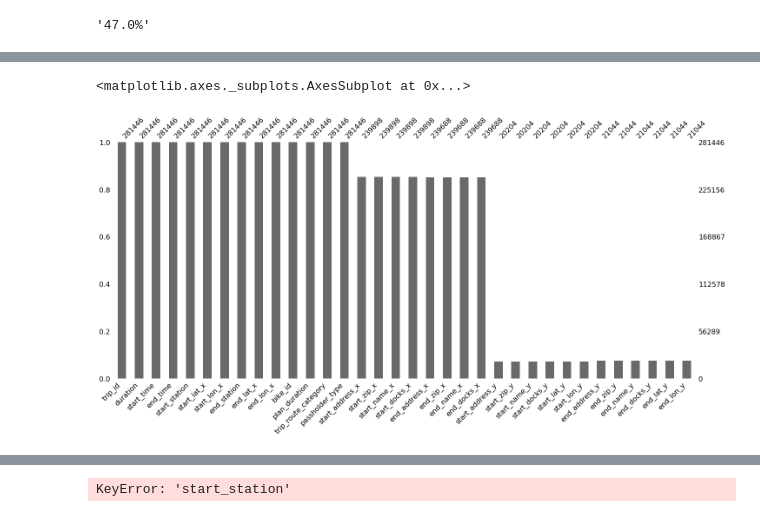
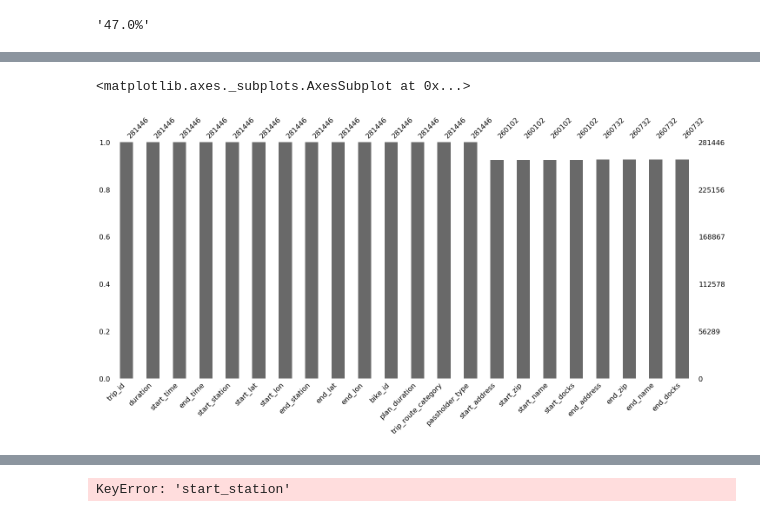
Before and after one commit to finnqiao/la_metro_bikeshare_data, a Jupyter notebook: notebooks/1.0-la-bikeshare.ipynb, the cells around one changed output, grey strips where cells are left out. Drawn from its saved outputs; the diff is of its cells as text; code cells hidden in the pictures.

```diff
--- a/notebooks/1.0-la-bikeshare.ipynb
+++ b/notebooks/1.0-la-bikeshare.ipynb
@@ -275,5 +306,5 @@ test = pd.merge(test, end_manual_add, how = 'left', on = 'end_station')
 # %%
-msno.bar(test)
+msno.bar(rides_df)
 # %% [output]
 <matplotlib.axes._subplots.AxesSubplot at 0x...>
-[figure, old version]
+[figure, new version]
```
Also changed, not shown: parts of 4 cells of this notebook.
